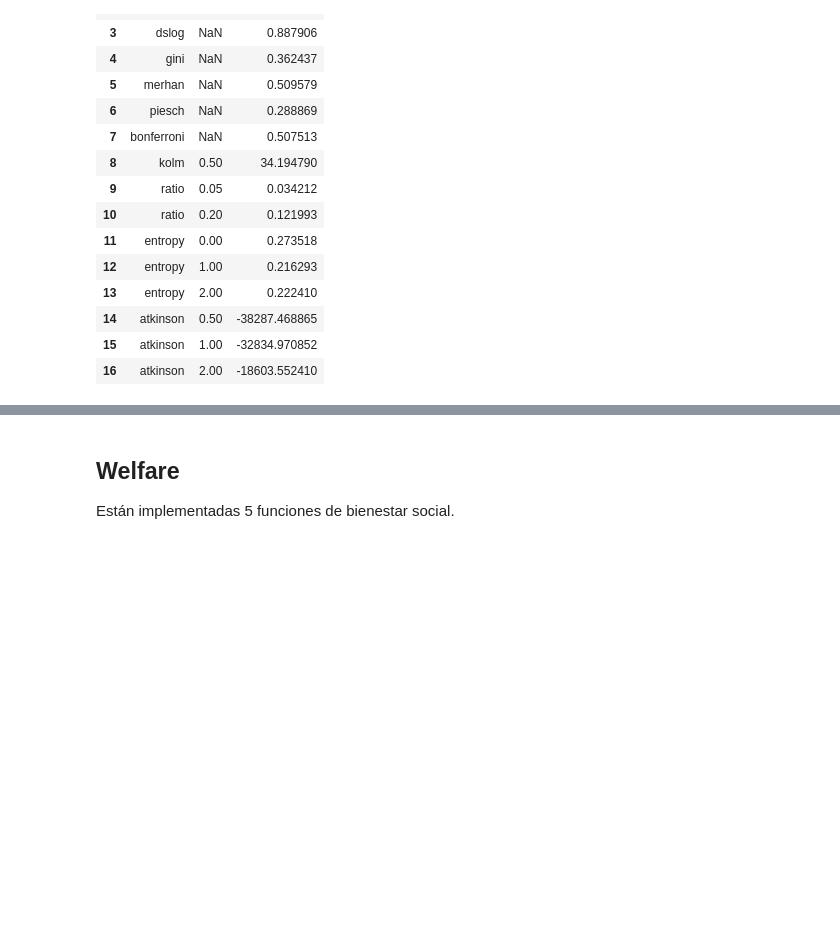
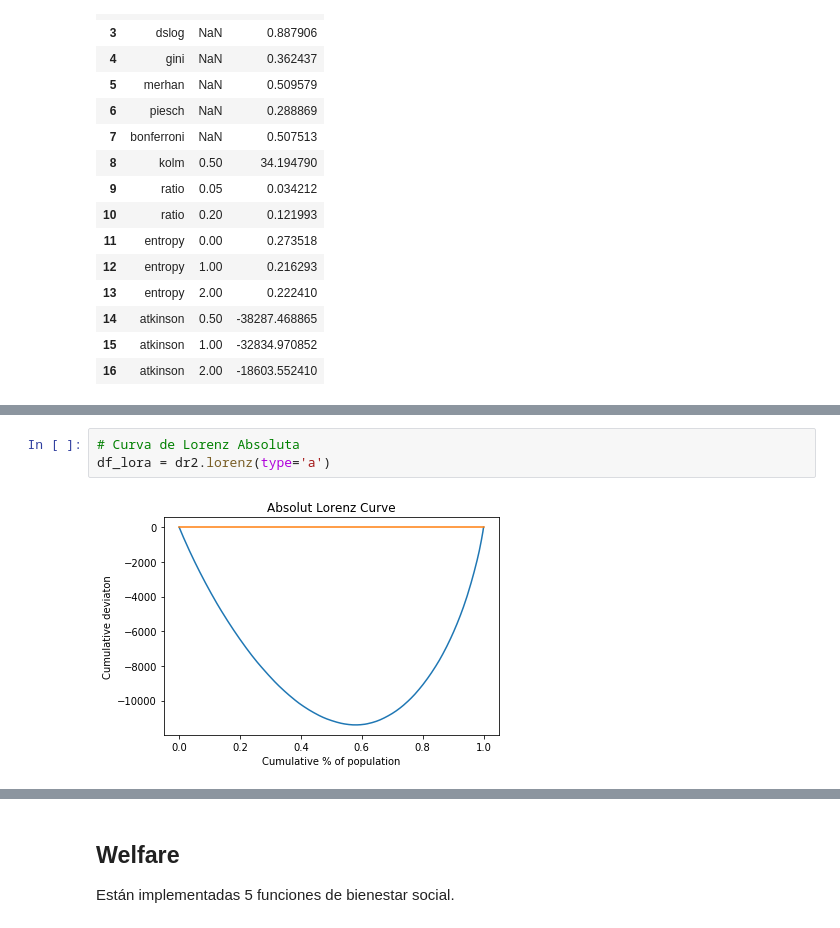
Before and after one commit to ngrion/apode, a Jupyter notebook: apode.ipynb, the cells around one changed output, grey strips where cells are left out. Drawn from its saved outputs; the diff is of its cells as text; blank space fills up the shorter version.

```diff
--- a/apode.ipynb
+++ b/apode.ipynb
@@ -289,0 +309,5 @@ df_lor = dr2.lorenz()
+# %%
+# Curva de Lorenz Absoluta
+df_lora = dr2.lorenz(type='a')
+# %% [output]
+[figure, added]
```
Also changed, not shown: parts of 12 cells of this notebook, 4 other files.
